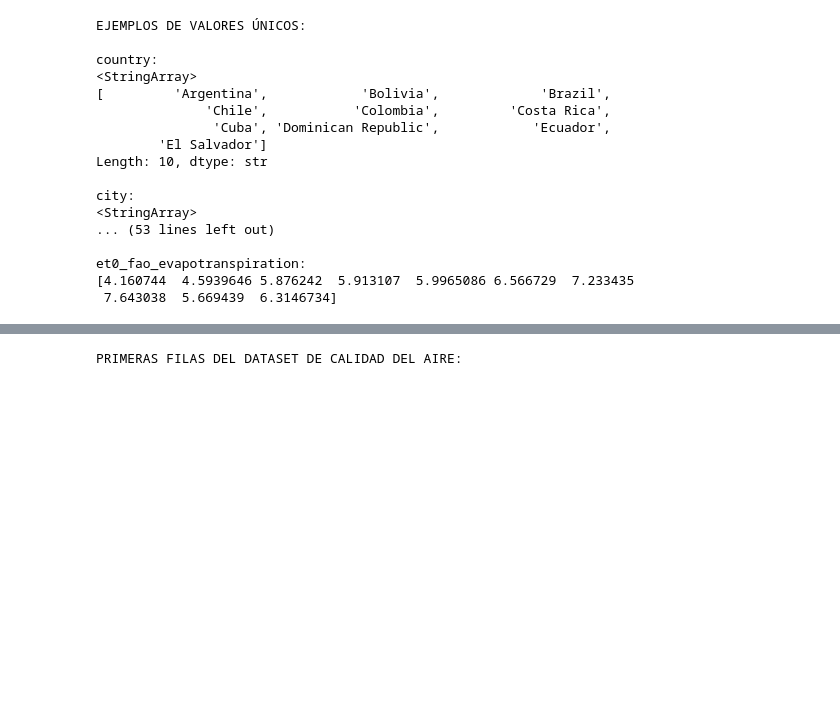
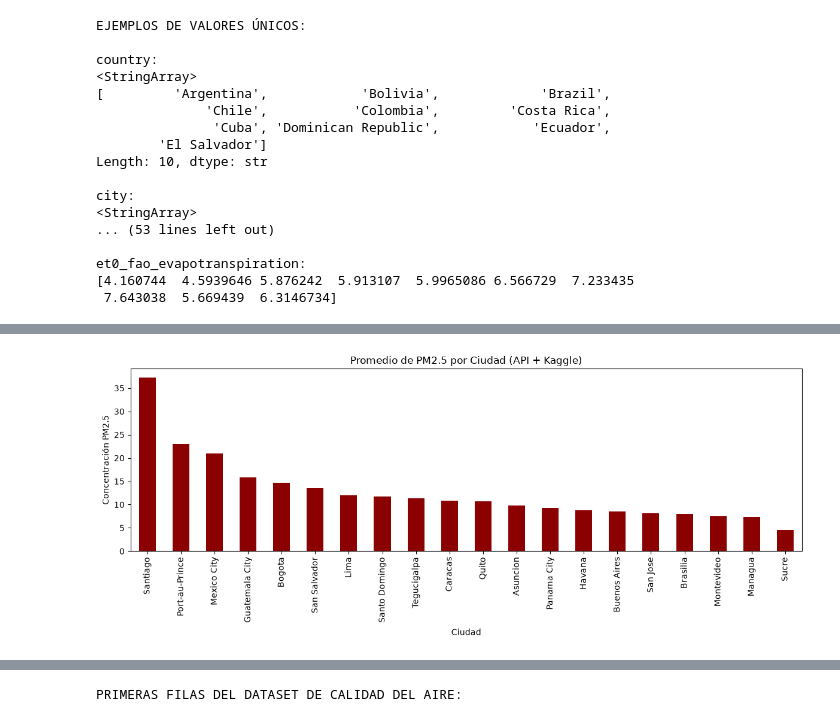
Before and after one commit to majobarreda/Proyecto-datos-masivos, a Jupyter notebook: notebooks/01_exploracion_inicial.ipynb, the cells around one changed output, grey strips where cells are left out. Saved outputs shown, nothing was run; the diff lists cells and outputs as text; code cells hidden in the pictures; blank space fills up the shorter version.

```diff
--- a/notebooks/01_exploracion_inicial.ipynb
+++ b/notebooks/01_exploracion_inicial.ipynb
@@ -120,3 +120,99 @@ city:
 et0_fao_evapotranspiration:
 [4.160744  4.5939646 5.876242  5.913107  5.9965086 6.566729  7.233435
  7.643038  5.669439  6.3146734]
+# %%
+# ==========================================
+# 1. EXTRACCIÓN HISTÓRICA VÍA API (OPEN-METEO)
+# ==========================================
+import requests
+import pandas as pd
+import matplotlib.pyplot as plt
+
+ciudades = df_kaggle[["city", "country", "latitude", "longitude"]].drop_duplicates().reset_index(drop=True)
+URL_API = "https://air-quality-api.open-meteo.com/v1/air-quality"
+
+fecha_inicio = "2023-01-01"
+fecha_fin = "2024-04-20"
+columnas_contaminantes = ["pm10", "pm2_5", "carbon_monoxide", "nitrogen_dioxide", "sulphur_dioxide", "ozone"]
+resultados = []
+
+print("Número de ciudades a consultar:", len(ciudades))
+for _, fila in ciudades.iterrows():
+    ciudad, pais = fila["city"], fila["country"]
+    latitud, longitud = fila["latitude"], fila["longitude"]
+    print(f"Consultando API: {ciudad}, {pais}")
+
+    parametros = {
+        "latitude": latitud,
+        "longitude": longitud,
+        "hourly": "pm10,pm2_5,carbon_monoxide,nitrogen_dioxide,sulphur_dioxide,ozone",
+        "start_date": fecha_inicio,
+        "end_date": fecha_fin,
+        "timezone": "GMT",
+        "domains": "cams_global"
+    }
+
+    respuesta = requests.get(URL_API, params=parametros, timeout=60)
+    respuesta.raise_for_status()
+    datos = respuesta.json()
+
+    df_ciudad = pd.DataFrame(datos["hourly"])
+    df_ciudad["city"], df_ciudad["country"] = ciudad, pais
+    df_ciudad["latitude"], df_ciudad["longitude"] = latitud, longitud
+
+    for columna in columnas_contaminantes:
+        df_ciudad[columna] = pd.to_numeric(df_ciudad[columna], errors="coerce")
+
+    df_ciudad["time"] = pd.to_datetime(df_ciudad["time"], utc=True)
+    resultados.append(df_ciudad)
+
+print("\nExtracción completada.")
+
+# Consolidación a promedio diario
+df_aire_horario = pd.concat(resultados, ignore_index=True)
+df_aire_horario["date"] = df_aire_horario["time"].dt.floor("D")
+
+df_aire = df_aire_horario.groupby(
+    ["date", "city", "country", "latitude", "longitude"], as_index=False
+)[columnas_contaminantes].mean()
+
+# ==========================================
+# 2. DIAGNÓSTICO DE DATOS DE LA API
+# ==========================================
+print("\n🔍 DIAGNÓSTICO DE CALIDAD DEL AIRE:")
+print("Dimensiones:", df_aire.shape)
+print("Valores faltantes:\n", df_aire.isnull().sum())
+print("Duplicados:", df_aire.duplicated(subset=["date", "city"]).sum())
+
+# ==========================================
+# 3. UNIÓN DE DATASETS (CLIMA + CALIDAD DEL AIRE)
+# ==========================================
+df_kaggle["date"] = pd.to_datetime(df_kaggle["date"], utc=True)
+df_aire["date"] = pd.to_datetime(df_aire["date"], utc=True)
+
+df_completo = pd.merge(
+    df_kaggle,
+    df_aire,
+    on=["date", "city", "country", "latitude", "longitude"],
+    how="inner"
+)
+
+print("\nDATASET INTEGRADO:")
+print(f"Filas: {df_completo.shape[0]} | Columnas: {df_completo.shape[1]}")
+
+# ==========================================
+# 4. PRIMERA EVIDENCIA Y GRÁFICA
+# ==========================================
+promedios_ciudad = df_completo.groupby("city")[
+    ["temperature_2m_mean", "precipitation_sum", "wind_speed_10m_max", "pm10", "pm2_5"]
+].mean().sort_values("pm2_5", ascending=False)
+
+plt.figure(figsize=(12, 5))
+promedios_ciudad["pm2_5"].plot(kind="bar", color="darkred")
+plt.title("Promedio de PM2.5 por Ciudad (API + Kaggle)")
+plt.xlabel("Ciudad")
+plt.ylabel("Concentración PM2.5")
+plt.xticks(rotation=90)
+plt.tight_layout()
+plt.show()
+# %% [output]
@@ -122,0 +236 @@ et0_fao_evapotranspiration:
+[figure, added]
```
Also changed, not shown: parts of 8 cells of this notebook.
